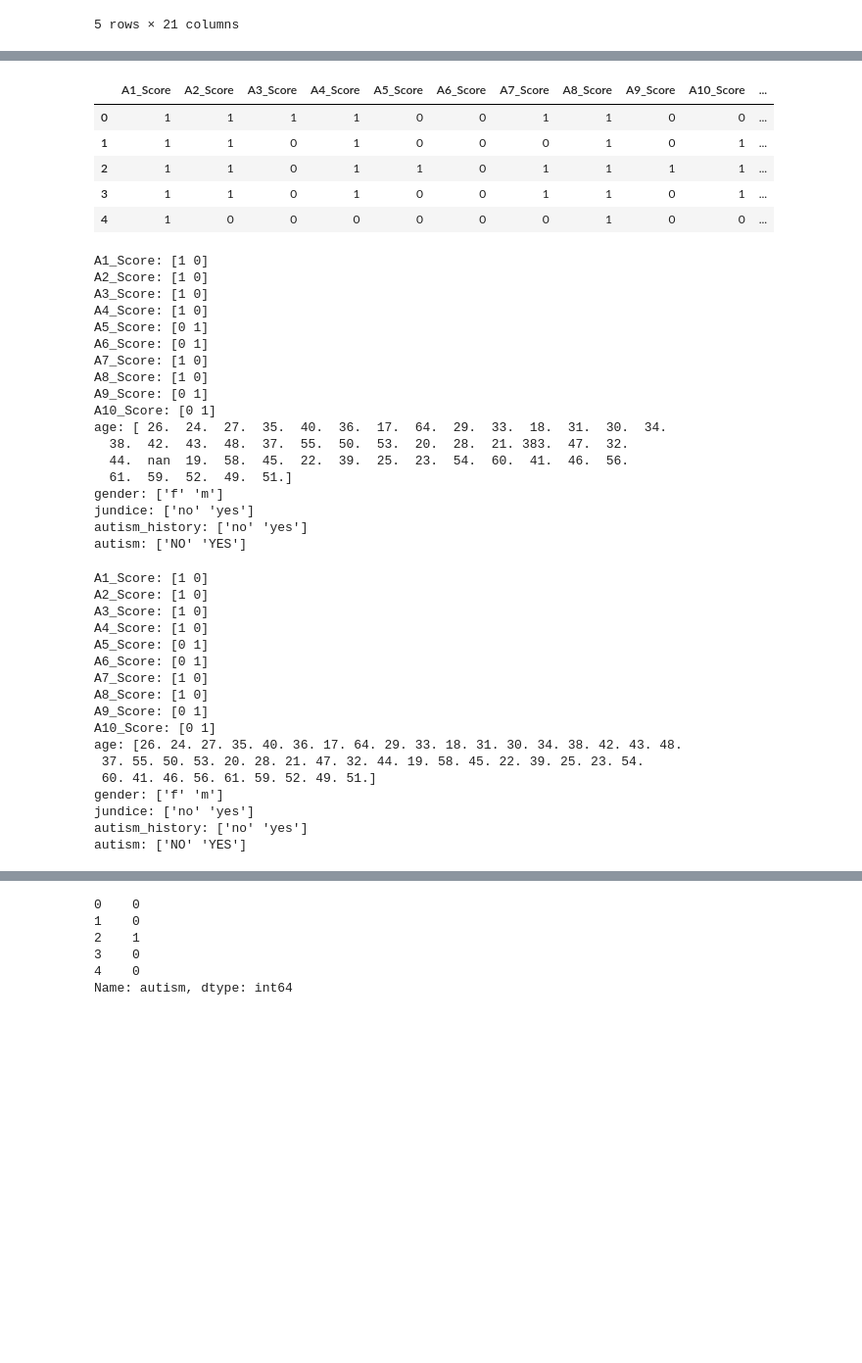
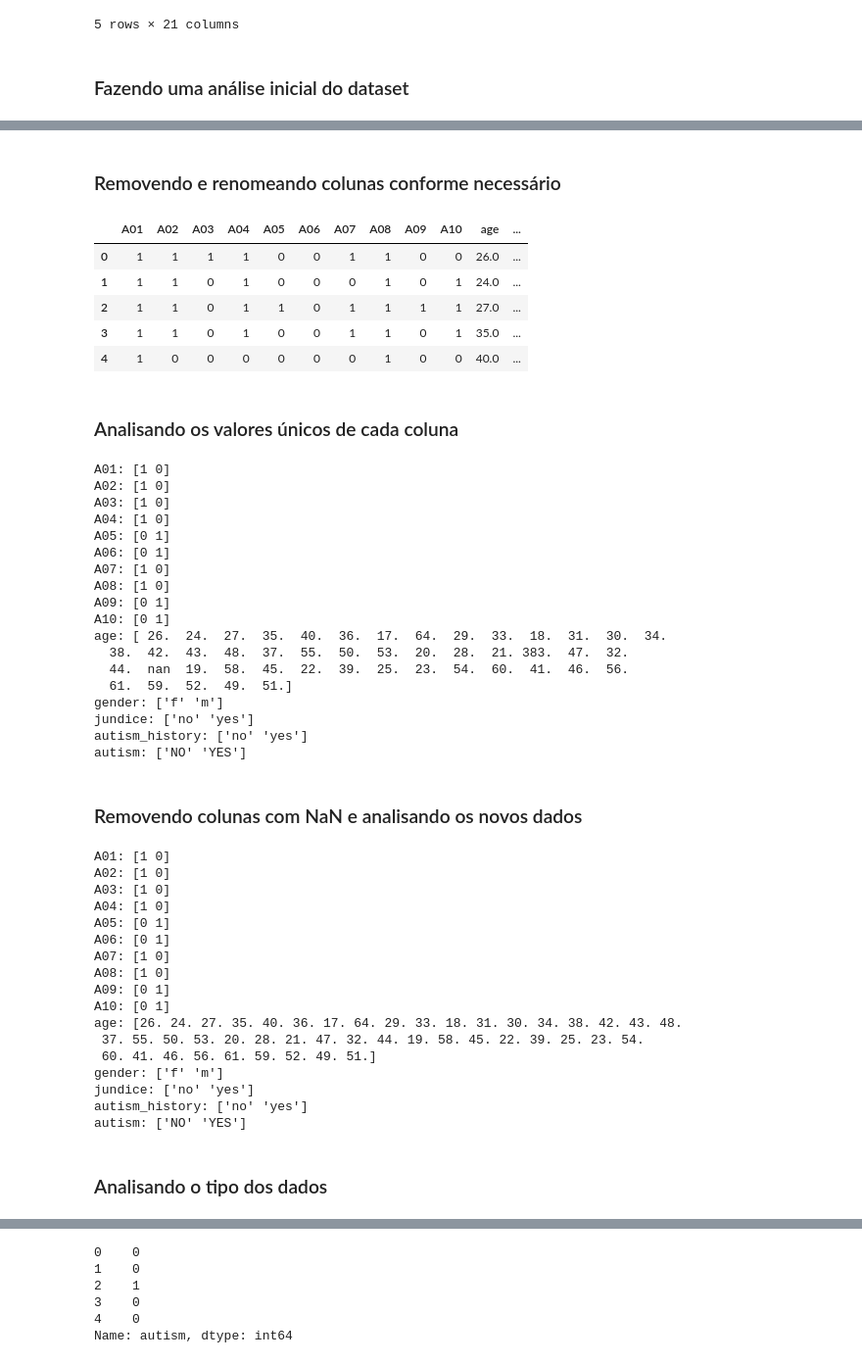
Before and after one commit to carinalanchine/aprendizado-de-maquina-saude, a Jupyter notebook: Projeto de aplicação/main.ipynb, the cells around one changed output, grey strips where cells are left out. Shown at 98% size. Saved outputs shown, nothing was run; the diff lists cells and outputs as text; code cells hidden in the pictures; blank space fills up the shorter version.

```diff
--- a/Projeto de aplicação/main.ipynb
+++ b/Projeto de aplicação/main.ipynb
@@ -24,4 +42,6 @@ dataset.head()
 | 3 | 1 | 1 | 0 | 1 | 0 | 0 | 1 | 1 | 0 | 1 | ... |
 | 4 | 1 | 0 | 0 | 0 | 0 | 0 | 0 | 1 | 0 | 0 | ... |
 5 rows × 21 columns
+# %% [markdown]
+### Fazendo uma análise inicial do dataset
 # %%
@@ -37,33 +56,35 @@ dataset.describe()
 | 50% | 1.000000 | 0.000000 | 0.000000 | 0.000000 | 0.000000 | 0.000000 | 0.000000 | 1.000000 | 0.000000 | 1.000000 | ... |
 | 75% | 1.000000 | 1.000000 | 1.000000 | 1.000000 | 1.000000 | 1.000000 | 1.000000 | 1.000000 | 1.000000 | 1.000000 | ... |
 | max | 1.000000 | 1.000000 | 1.000000 | 1.000000 | 1.000000 | 1.000000 | 1.000000 | 1.000000 | 1.000000 | 1.000000 | ... |
+# %% [markdown]
+### Removendo e renomeando colunas conforme necessário
 # %%
-# removendo algumas colunas irrelevantes e renomeando outras para melhorar a legibilidade
 dataset = dataset.drop(columns =['ethnicity', 'contry_of_res', 'used_app_before', 'age_desc', 'relation', 'result'])
-dataset = dataset.rename(columns={'austim': 'autism_history', 'Class/ASD': 'autism'})
+dataset = dataset.rename(columns={'austim': 'autism_history',  'Class/ASD': 'autism', 'A1_Score': 'A01', 'A2_Score': 'A02', 'A3_Score': 'A03', 'A4_Score': 'A04', 'A5_Score': 'A05', 'A6_Score': 'A06', 'A7_Score': 'A07', 'A8_Score': 'A08', 'A9_Score': 'A09', 'A10_Score': 'A10', })
 dataset.head()
 # %% [output]
-|  | A1_Score | A2_Score | A3_Score | A4_Score | A5_Score | A6_Score | A7_Score | A8_Score | A9_Score | A10_Score | ... |
-| 0 | 1 | 1 | 1 | 1 | 0 | 0 | 1 | 1 | 0 | 0 | ... |
-| 1 | 1 | 1 | 0 | 1 | 0 | 0 | 0 | 1 | 0 | 1 | ... |
-| 2 | 1 | 1 | 0 | 1 | 1 | 0 | 1 | 1 | 1 | 1 | ... |
-| 3 | 1 | 1 | 0 | 1 | 0 | 0 | 1 | 1 | 0 | 1 | ... |
-| 4 | 1 | 0 | 0 | 0 | 0 | 0 | 0 | 1 | 0 | 0 | ... |
+|  | A01 | A02 | A03 | A04 | A05 | A06 | A07 | A08 | A09 | A10 | age | ... |
+| 0 | 1 | 1 | 1 | 1 | 0 | 0 | 1 | 1 | 0 | 0 | 26.0 | ... |
+| 1 | 1 | 1 | 0 | 1 | 0 | 0 | 0 | 1 | 0 | 1 | 24.0 | ... |
+| 2 | 1 | 1 | 0 | 1 | 1 | 0 | 1 | 1 | 1 | 1 | 27.0 | ... |
+| 3 | 1 | 1 | 0 | 1 | 0 | 0 | 1 | 1 | 0 | 1 | 35.0 | ... |
+| 4 | 1 | 0 | 0 | 0 | 0 | 0 | 0 | 1 | 0 | 0 | 40.0 | ... |
+# %% [markdown]
+### Analisando os valores únicos de cada coluna
 # %%
-# analisando os valores únicos de cada coluna
 for col in dataset.columns:
     print(f"{col}: {dataset[col].unique()}")
 # %% [output]
-A1_Score: [1 0]
-A2_Score: [1 0]
-A3_Score: [1 0]
-A4_Score: [1 0]
-A5_Score: [0 1]
-A6_Score: [0 1]
-A7_Score: [1 0]
-A8_Score: [1 0]
-A9_Score: [0 1]
-A10_Score: [0 1]
+A01: [1 0]
+A02: [1 0]
+A03: [1 0]
+A04: [1 0]
+A05: [0 1]
+A06: [0 1]
+A07: [1 0]
+A08: [1 0]
+A09: [0 1]
+A10: [0 1]
 age: [ 26.  24.  27.  35.  40.  36.  17.  64.  29.  33.  18.  31.  30.  34.
   38.  42.  43.  48.  37.  55.  50.  53.  20.  28.  21. 383.  47.  32.
   44.  nan  19.  58.  45.  22.  39.  25.  23.  54.  60.  41.  46.  56.
@@ -72,25 +93,25 @@ gender: ['f' 'm']
 jundice: ['no' 'yes']
 autism_history: ['no' 'yes']
 autism: ['NO' 'YES']
+# %% [markdown]
+### Removendo colunas com NaN e analisando os novos dados
 # %%
-# removendo colunas com nan
 dataset = dataset.replace(383., np.nan)
 dataset = dataset.dropna()
 
-# analisando os novos dados
 for col in dataset.columns:
     print(f"{col}: {dataset[col].unique()}")
 # %% [output]
-A1_Score: [1 0]
-A2_Score: [1 0]
-A3_Score: [1 0]
-A4_Score: [1 0]
-A5_Score: [0 1]
-A6_Score: [0 1]
-A7_Score: [1 0]
-A8_Score: [1 0]
-A9_Score: [0 1]
-A10_Score: [0 1]
+A01: [1 0]
+A02: [1 0]
+A03: [1 0]
+A04: [1 0]
+A05: [0 1]
+A06: [0 1]
+A07: [1 0]
+A08: [1 0]
+A09: [0 1]
+A10: [0 1]
 age: [26. 24. 27. 35. 40. 36. 17. 64. 29. 33. 18. 31. 30. 34. 38. 42. 43. 48.
  37. 55. 50. 53. 20. 28. 21. 47. 32. 44. 19. 58. 45. 22. 39. 25. 23. 54.
  60. 41. 46. 56. 61. 59. 52. 49. 51.]
@@ -98,4 +119,6 @@ gender: ['f' 'm']
 jundice: ['no' 'yes']
 autism_history: ['no' 'yes']
 autism: ['NO' 'YES']
+# %% [markdown]
+### Analisando o tipo dos dados
 # %%
```
Also changed, not shown: parts of 33 cells of this notebook.
